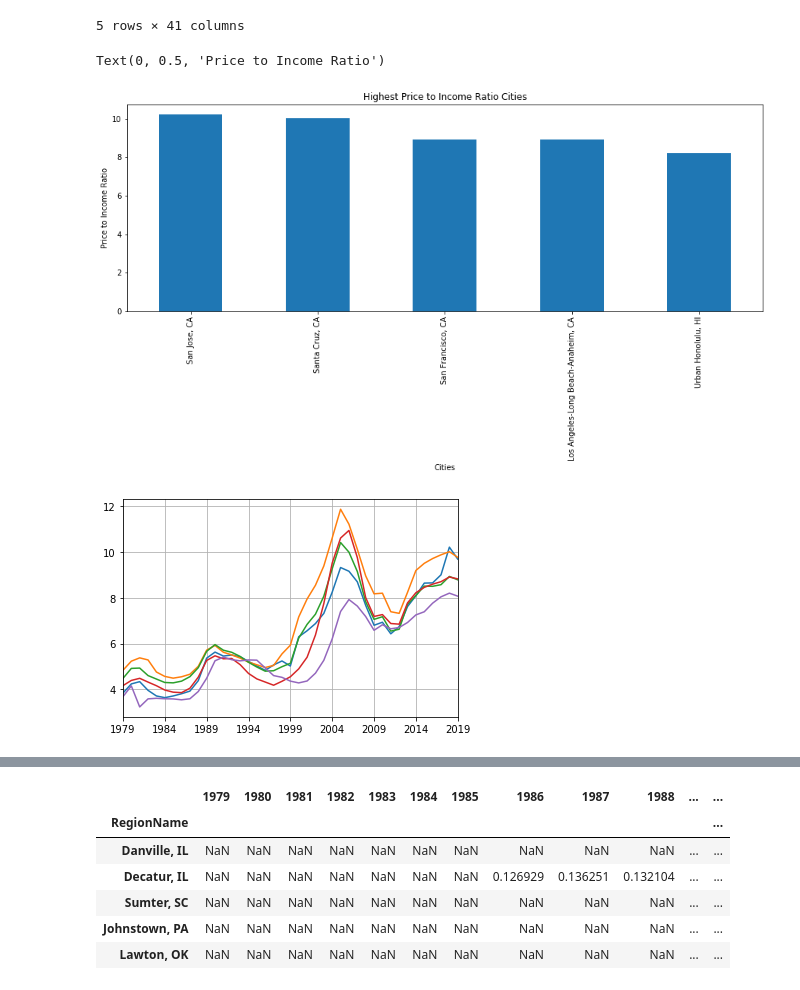
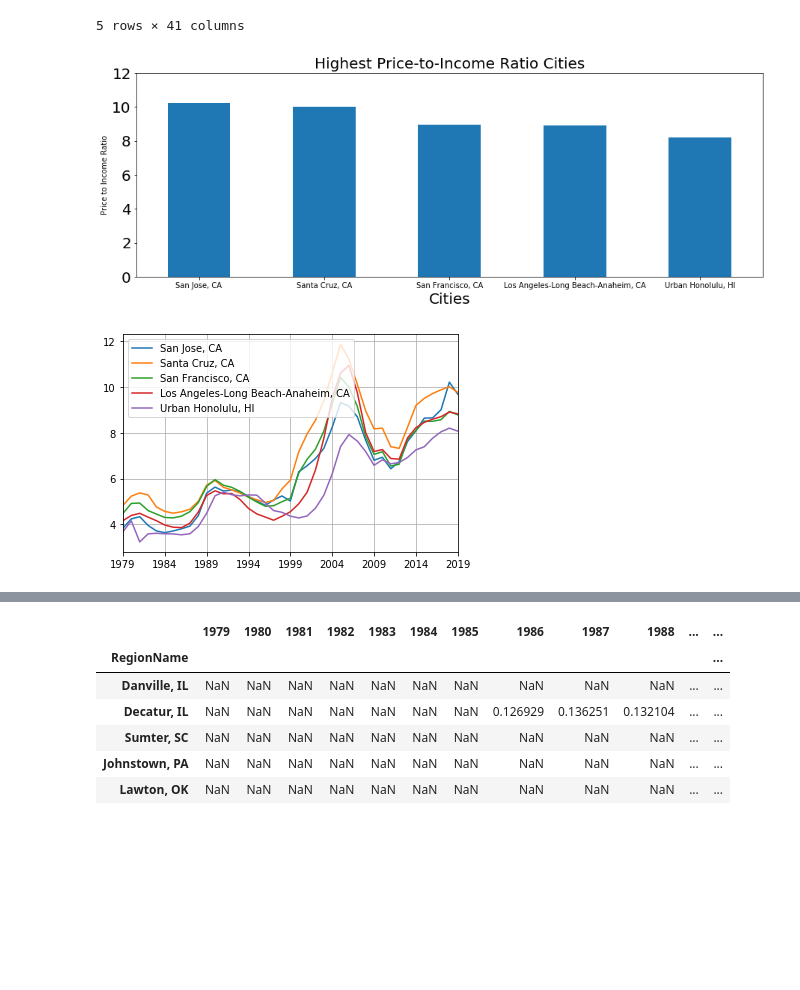
Before and after one commit to goldphoenix90/DataProject1, a Jupyter notebook: Zillow/Sales to Income Analysis.ipynb, the cells around one changed output, grey strips where cells are left out. Cells and saved outputs as stored; diff of their text form; code cells hidden in the pictures; blank space fills up the shorter version.

```diff
--- a/Zillow/Sales to Income Analysis.ipynb
+++ b/Zillow/Sales to Income Analysis.ipynb
@@ -55,0 +44,5 @@ afford_yearly.head()
+# %%
+afford_reduced = afford_df.drop(["RegionID", "SizeRank", "Index", "HistoricAverage_1985thru1999"], axis=1)
+afford_reduced.set_index("RegionName", inplace=True)
+afford_yearly = convert_to_yearly(afford_reduced)
+afford_yearly.head()
@@ -308,13 +321,16 @@ afford_sorted.head()
 5 rows × 41 columns
 # %%
 afford_2018 = afford_sorted["2018"].iloc[0:5]
-afford_2018.plot(kind="bar", label="Affordability", figsize=(15,5))
-plt.title("Highest Price to Income Ratio Cities")
-plt.xlabel("Cities")
+afford_2018.plot(kind="bar", label="Affordability", rot=0, figsize=(15,5))
+plt.title("Highest Price-to-Income Ratio Cities", size = 20)
+plt.ylim(0, 12)
+plt.xlabel("Cities", size=20)
+plt.xticks(size = 10)
+plt.yticks(size = 20)
 plt.ylabel("Price to Income Ratio")
+plt.savefig('price_income_ratio_2018.png')
 # %% [output]
-Text(0, 0.5, 'Price to Income Ratio')
-[figure, old version]
+[figure, new version]
 # %%
 #Highest Price to Income Ratios
 # x_axis = afford_sorted.columns
@@ -329,6 +345,7 @@ Santa_Jose.plot(kind='line')
 Los_Angeles.plot(kind='line')
 San_Francisco.plot(kind='line')
 San_Luis_Obispo.plot(kind='line')
+plt.legend()
 plt.grid()
 # %% [output]
-[figure, old version]
+[figure, new version]
```
Also changed, not shown: parts of 9 cells of this notebook, 5 other files.
